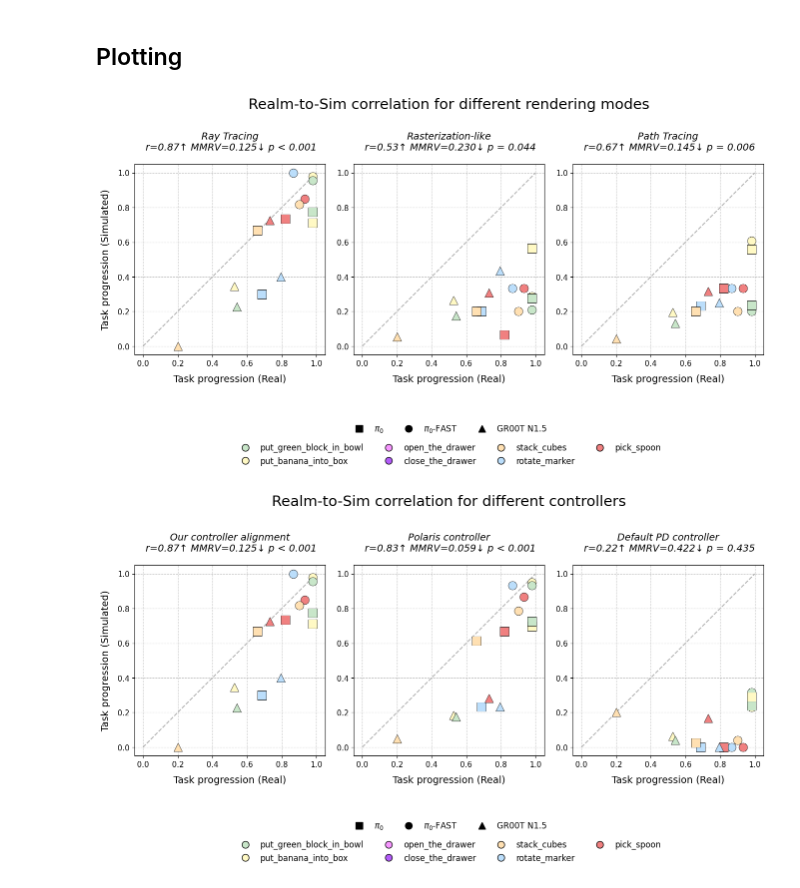
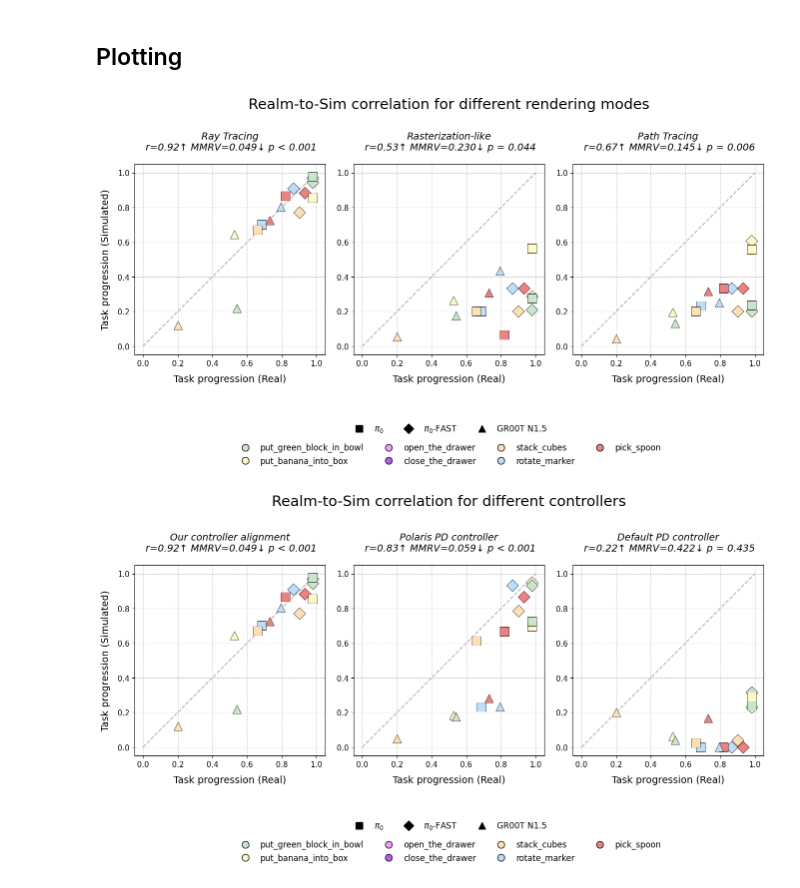
Before and after one commit to fallingstar56/REALM_Inference, a Jupyter notebook: corr_plots.ipynb, the cells around one changed output. Drawn from its saved outputs; the diff is of its cells as text; code cells hidden in the pictures.

```diff
--- a/corr_plots.ipynb
+++ b/corr_plots.ipynb
@@ -223,7 +223,7 @@ blue = "#BBDEFB"
 red = "#F08080"
 
 models = ['FM', 'FAST', 'GR00T']
-model_markers = {'FAST': 'o', 'FM': 's', 'GR00T': '^'}
+model_markers = {'FAST': 'D', 'FM': 's', 'GR00T': '^'}
 
 task_details = {
     'put_green_block_in_bowl': {'color': 'green'},
@@ -236,21 +236,23 @@ task_details = {
 }
 
 model_latex = {
+    'GR00T': 'GR00T N1.5',
     'FM': '$\pi_0$',
     'FAST': '$\pi_0$-FAST',
-    'GR00T': 'GR00T N1.5'
 }
 
 experiment_titles_rendering = {
     'r': "Rasterization-like",
     'rt': "Ray Tracing",
+    'rt_orig': "Ray Tracing",
     'pt': "Path Tracing",
 }
 
 experiment_titles_control = {
     'rt': "Our controller alignment",
+    'rt_orig': "Our controller alignment",
     'default_pd': "Default PD controller",
-    'polaris_pd': "Polaris controller"
+    'polaris_pd': "Polaris PD controller"
 }
 
 task_details = {
@@ -402,35 +404,35 @@ def plot_binary_sr_unused():
 # %%
 # Row 1: rt / r / pt
 fontsize=14
-experiments_row1 = ['rt', 'r', 'pt']
+experiments_row1 = ['rt_orig', 'r', 'pt']
 fig1, axes1 = plt.subplots(1, 3, figsize=(15, 8))
 fig1.suptitle('Realm-to-Sim correlation for different rendering modes', fontsize=fontsize*1.5, y=0.98)
 
 for i, exp in enumerate(experiments_row1):
     exp_df = paired_data[paired_data["experiment_name"] == exp]
     agg_data_tp = {}
     for _, row in exp_df.iterrows():
         m, t = row['model'], row['task']
         if m not in agg_data_tp: agg_data_tp[m] = {}
         agg_data_tp[m][t] = {"real_task_progression": row["real_task_progression"], "task_progression": row["task_progression"]}
     do_corr_subplot(i, axes1[i], agg_data_tp, "real_task_progression", "task_progression", f"{exp}", model_markers, task_details, experiment_titles=experiment_titles_rendering, fontsize=fontsize)
 
 # Adjust margins:
 plt.subplots_adjust(left=0.08, right=0.92, bottom=0.05, top=1.1, wspace=0.15)
 
 m_h = [plt.Line2D([0], [0], marker=model_markers[m], color='w', label=model_latex[m], markerfacecolor='black', markersize=10, markeredgecolor='black') for m in models]
 t_h = [plt.Line2D([0], [0], marker='o', color='w', label=t, markerfacecolor=task_details[t]['color'], markersize=10, markeredgecolor='black') for t in task_details]
 
 # Place legends within the reserved bottom space without overlapping
 fig1.legend(handles=m_h, loc='lower center', bbox_to_anchor=(0.5, 0.12), ncol=3, frameon=False, fontsize=12)
 fig1.legend(handles=t_h, loc='lower center', bbox_to_anchor=(0.5, 0.04), ncol=4, frameon=False, fontsize=12)
 
 plt.savefig('rt_r_pt_correlation.pdf', bbox_inches='tight')
 plt.show()
 # %% [output]
-[figure, old version]
+[figure, new version]
 # %%
-experiments_row2 = ['rt', 'polaris_pd', 'default_pd']
+experiments_row2 = ['rt_orig', 'polaris_pd', 'default_pd']
 fig2, axes2 = plt.subplots(1, 3, figsize=(15, 8))
 fig2.suptitle('Realm-to-Sim correlation for different controllers', fontsize=fontsize*1.5, y=0.98)
 
@@ -457,4 +459,4 @@ fig2.legend(handles=t_h, loc='lower center', bbox_to_anchor=(0.5, 0.04), ncol=4,
 plt.savefig('rt_polaris_pd_default_pd_correlation.pdf', bbox_inches='tight')
 plt.show()
 # %% [output]
-[figure, old version]
+[figure, new version]
```
Also changed, not shown: parts of 1 cell of this notebook.
